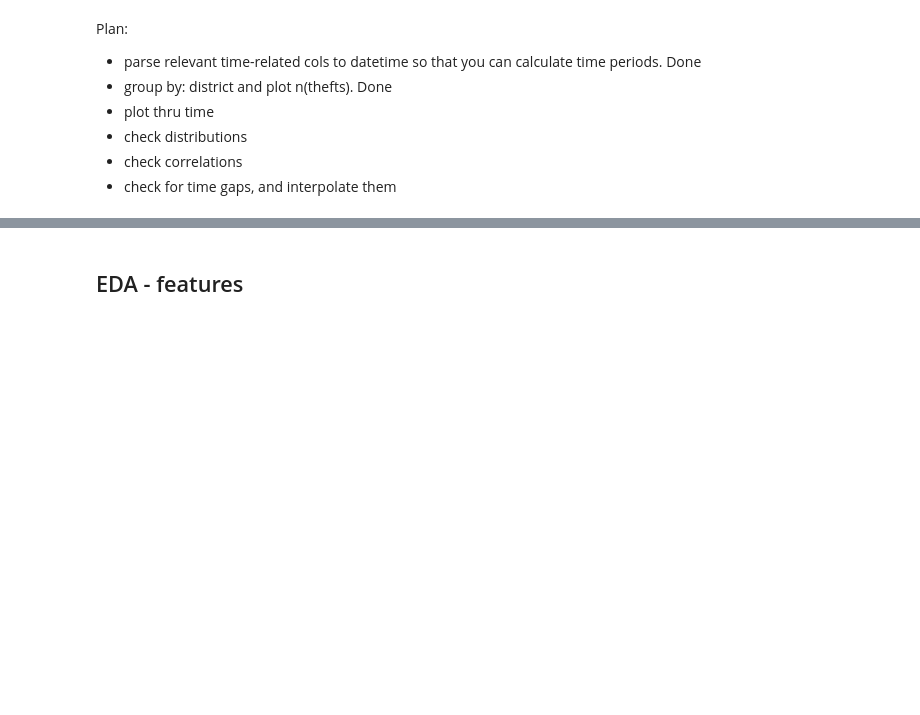
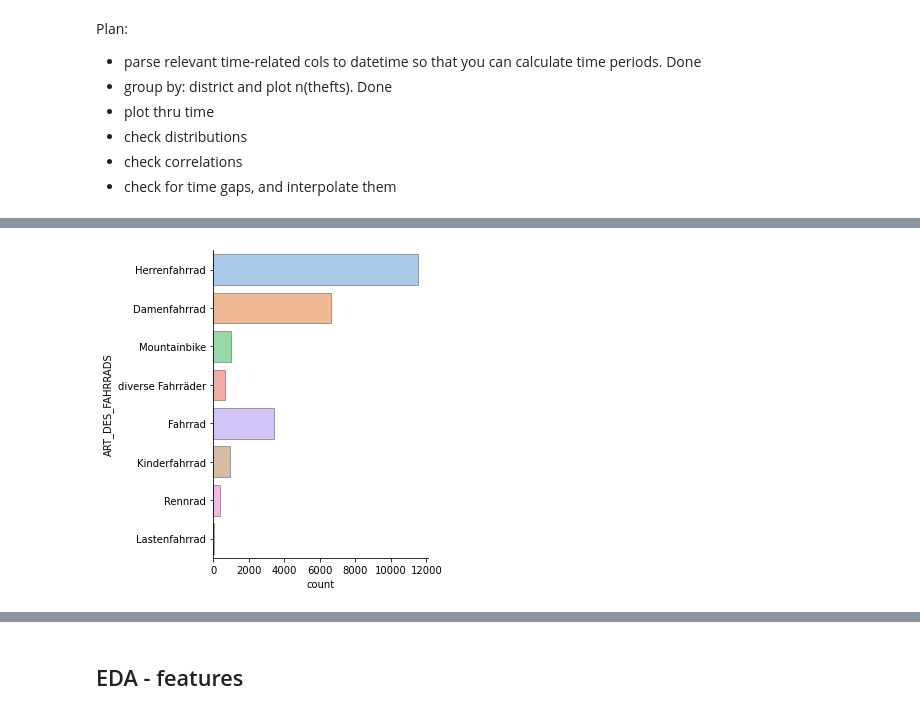
Before and after one commit to cpumarfrohberg/analyze_bike_thefts, a Jupyter notebook: EDA/bike_thefts.ipynb, the cells around one changed output, grey strips where cells are left out. Drawn from its saved outputs; the diff is of its cells as text; code cells hidden in the pictures; blank space fills up the shorter version.

```diff
--- a/EDA/bike_thefts.ipynb
+++ b/EDA/bike_thefts.ipynb
@@ -225,2 +248,9 @@ bike_thefts.plot_categoricals(df, 'ART_DES_FAHRRADS');
+# %%
+sns.catplot(
+        data=df, y='ART_DES_FAHRRADS', kind="count",
+        palette="pastel", edgecolor=".6",
+        );
+# %% [output]
+[figure, added]
 # %%
 bike_thefts.plot_categoricals(df, 'ERFASSUNGSGRUND');
```
Also changed, not shown: parts of 12 cells of this notebook, 4 other files.
